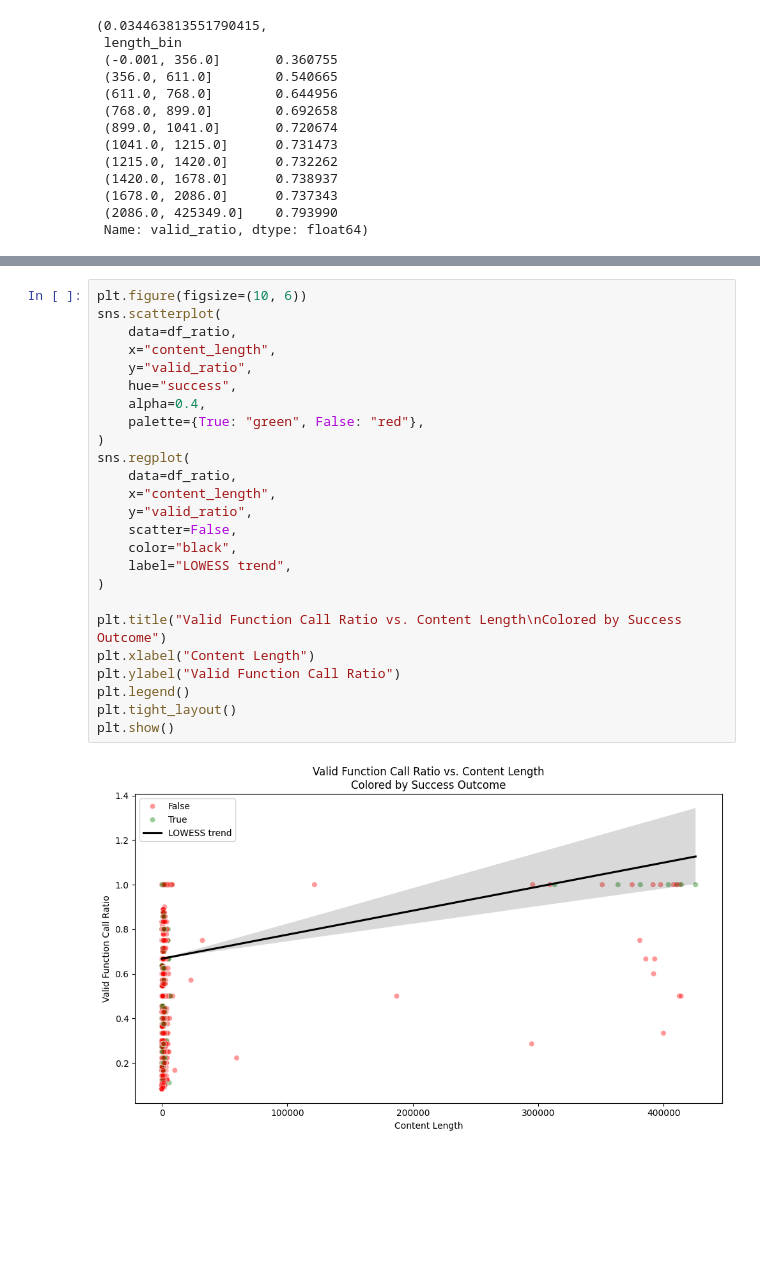
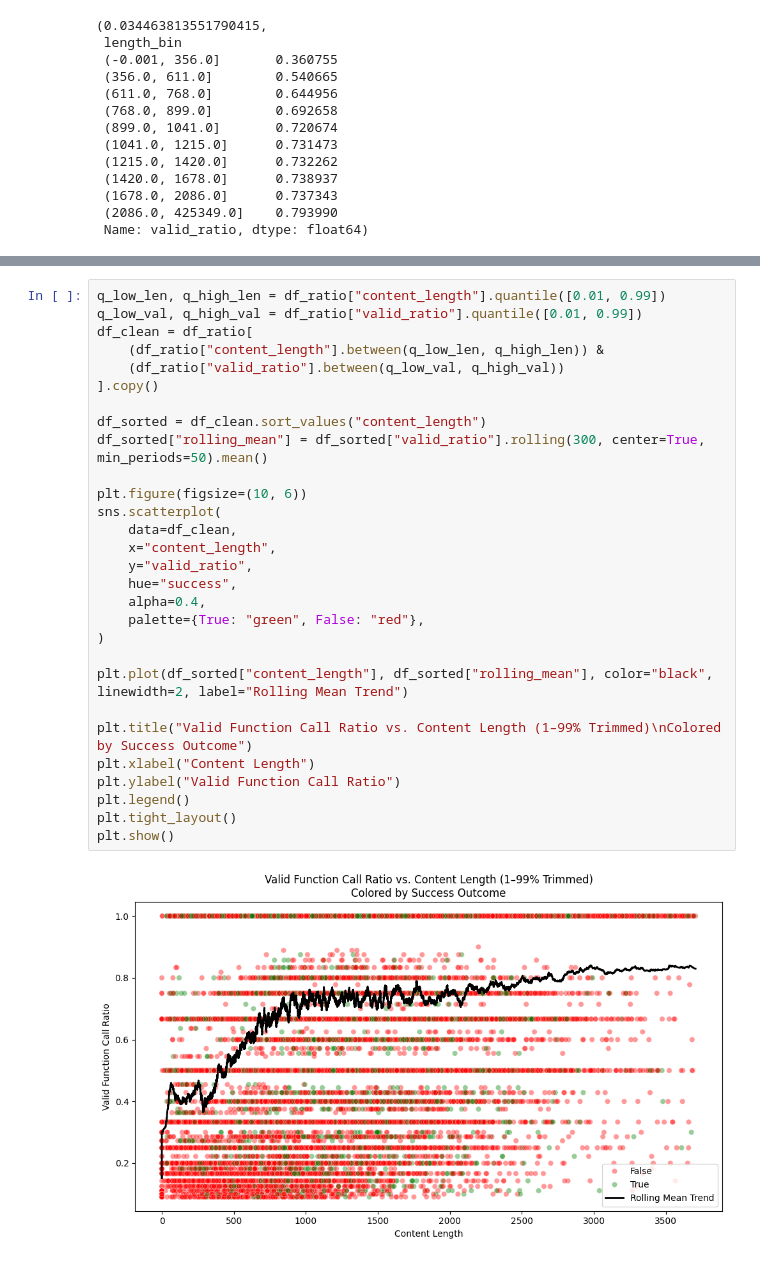
Before and after one commit to HyunjoonCho/trajectory-dissection, a Jupyter notebook: autofl_base_analysis.ipynb, the cells around one changed output, grey strips where cells are left out. Cells and saved outputs as stored; diff of their text form; blank space fills up the shorter version.

```diff
--- a/autofl_base_analysis.ipynb
+++ b/autofl_base_analysis.ipynb
@@ -416,29 +416,33 @@ Requirement already satisfied: six>=1.5 in /usr/lib/python3/dist-packages (from
 Installing collected packages: patsy, statsmodels
 Successfully installed patsy-1.0.2 statsmodels-0.14.5
 # %%
+q_low_len, q_high_len = df_ratio["content_length"].quantile([0.01, 0.99])
+q_low_val, q_high_val = df_ratio["valid_ratio"].quantile([0.01, 0.99])
+df_clean = df_ratio[
+    (df_ratio["content_length"].between(q_low_len, q_high_len)) &
+    (df_ratio["valid_ratio"].between(q_low_val, q_high_val))
+].copy()
+
+df_sorted = df_clean.sort_values("content_length")
+df_sorted["rolling_mean"] = df_sorted["valid_ratio"].rolling(300, center=True, min_periods=50).mean()
+
 plt.figure(figsize=(10, 6))
 sns.scatterplot(
-    data=df_ratio,
+    data=df_clean,
     x="content_length",
     y="valid_ratio",
     hue="success",
     alpha=0.4,
     palette={True: "green", False: "red"},
 )
-sns.regplot(
-    data=df_ratio,
-    x="content_length",
-    y="valid_ratio",
-    scatter=False,
-    color="black",
-    label="LOWESS trend",
-)
 
-plt.title("Valid Function Call Ratio vs. Content Length\nColored by Success Outcome")
+plt.plot(df_sorted["content_length"], df_sorted["rolling_mean"], color="black", linewidth=2, label="Rolling Mean Trend")
+
+plt.title("Valid Function Call Ratio vs. Content Length (1–99% Trimmed)\nColored by Success Outcome")
 plt.xlabel("Content Length")
 plt.ylabel("Valid Function Call Ratio")
 plt.legend()
 plt.tight_layout()
 plt.show()
 # %% [output]
-[figure, old version]
+[figure, new version]
```
Also changed, not shown: parts of 6 cells of this notebook.
